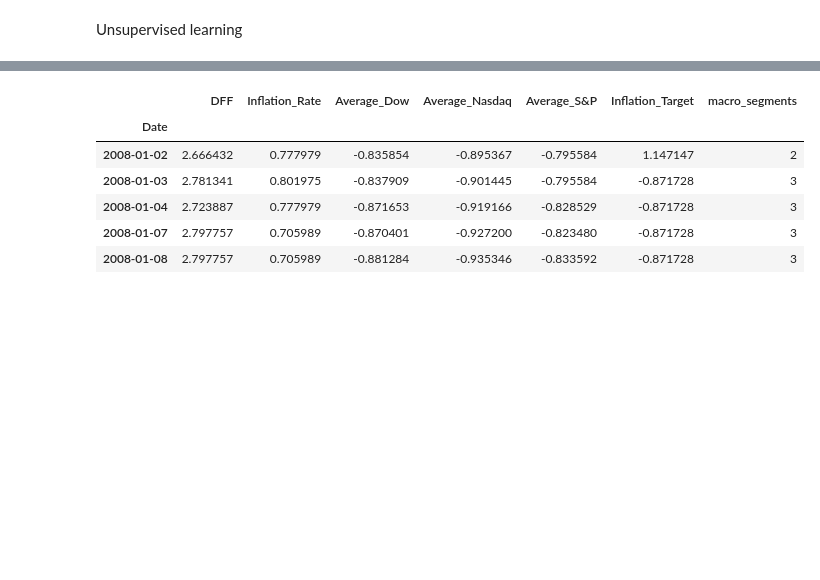
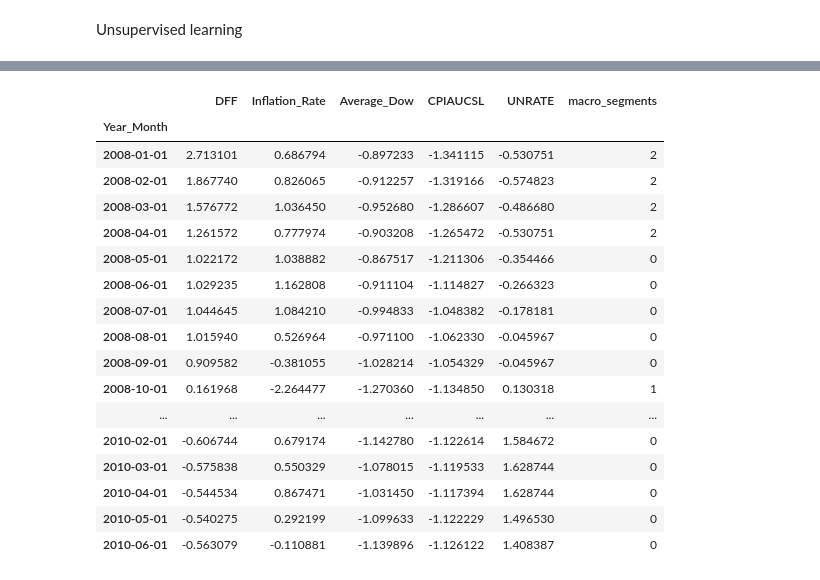
Before and after one commit to chernika81/Macroeconomic-Indicators-and-Index-Correlation, a Jupyter notebook: Draft/Birundha/Stock prediction APP/stockprediction-ML.ipynb, the cells around one changed output, grey strips where cells are left out. Cells and saved outputs as stored; diff of their text form; code cells hidden in the pictures; blank space fills up the shorter version.

Commit message:
code added for k means cluster

```diff
--- a/Draft/Birundha/Stock prediction APP/stockprediction-ML.ipynb
+++ b/Draft/Birundha/Stock prediction APP/stockprediction-ML.ipynb
@@ -592,14 +457,12 @@ array([[ 2.66643179,  0.7779786 , -0.83585357, -0.89536682, -0.79558397,
 # %%
-scaled_index_data_df = pd.DataFrame(scaled_index_data,columns=["DFF","Inflation_Rate","Average_Dow",
-                                                             "Average_Nasdaq","Average_S&P","Inflation_Target"
-           ])
+scaled_Macro_data = pd.DataFrame(scaled_Macro_data,columns=["DFF","Inflation_Rate","Average_Dow","CPIAUCSL","UNRATE" ])
 
 
-scaled_index_data_df["Date"] = macro_index.index
+scaled_Macro_data["Year_Month"] = indexmacro_monthly["Year_Month"]
 
-scaled_index_data_df =scaled_index_data_df.set_index('Date')
+scaled_Macro_data_df =scaled_Macro_data.set_index('Year_Month')
 
 
 # Display sample data
-scaled_index_data_df.head()
+scaled_Macro_data_df.head()
 # %% [output]
@@ -619,7 +482,7 @@ from sklearn.cluster import KMeans
 inertia =[]
 for i in k:
     k_model = KMeans(n_clusters=i, random_state=1)
-    k_model.fit(scaled_index_data_df)
+    k_model.fit(scaled_Macro_data_df)
     inertia.append(k_model.inertia_)
 # %%
 # Create a dictionary with the data to plot the Elbow curve
@@ -650,6 +513,6 @@ elbow_plot
 # %% [output]
 [interactive output not drawn]
 # %%
-model = KMeans(n_clusters=4, random_state=0)
-model.fit(scaled_index_data_df)
+model = KMeans(n_clusters=5, random_state=1)
+model.fit(scaled_Macro_data_df)
 # %% [output]
@@ -657,6 +520,6 @@ KMeans(n_clusters=4, random_state=0)
 # %%
 # Predict the clusters to group the cryptocurrencies using the scaled data
-K_predictions = model.predict(scaled_index_data_df)
+K_predictions = model.predict(scaled_Macro_data_df)
 
 
 # Print the resulting array of cluster values.
@@ -666,12 +537,23 @@ array([2, 3, 3, ..., 0, 0, 0])
 # %%
-index_data_prediction_df = scaled_index_data_df.copy()
+index_data_prediction_df = scaled_Macro_data_df.copy()
 index_data_prediction_df['macro_segments'] = K_predictions
-index_data_prediction_df.head()
+index_data_prediction_df.head(30)
 # %% [output]
-|  | DFF | Inflation_Rate | Average_Dow | Average_Nasdaq | Average_S&P | Inflation_Target | macro_segments |
-| Date |  |  |  |  |  |  |  |
-| 2008-01-02 | 2.666432 | 0.777979 | -0.835854 | -0.895367 | -0.795584 | 1.147147 | 2 |
-| 2008-01-03 | 2.781341 | 0.801975 | -0.837909 | -0.901445 | -0.795584 | -0.871728 | 3 |
-| 2008-01-04 | 2.723887 | 0.777979 | -0.871653 | -0.919166 | -0.828529 | -0.871728 | 3 |
-| 2008-01-07 | 2.797757 | 0.705989 | -0.870401 | -0.927200 | -0.823480 | -0.871728 | 3 |
-| 2008-01-08 | 2.797757 | 0.705989 | -0.881284 | -0.935346 | -0.833592 | -0.871728 | 3 |
+|  | DFF | Inflation_Rate | Average_Dow | CPIAUCSL | UNRATE | macro_segments |
+| Year_Month |  |  |  |  |  |  |
+| 2008-01-01 | 2.713101 | 0.686794 | -0.897233 | -1.341115 | -0.530751 | 2 |
+| 2008-02-01 | 1.867740 | 0.826065 | -0.912257 | -1.319166 | -0.574823 | 2 |
+| 2008-03-01 | 1.576772 | 1.036450 | -0.952680 | -1.286607 | -0.486680 | 2 |
+| 2008-04-01 | 1.261572 | 0.777974 | -0.903208 | -1.265472 | -0.530751 | 2 |
+| 2008-05-01 | 1.022172 | 1.038882 | -0.867517 | -1.211306 | -0.354466 | 0 |
+| 2008-06-01 | 1.029235 | 1.162808 | -0.911104 | -1.114827 | -0.266323 | 0 |
+| 2008-07-01 | 1.044645 | 1.084210 | -0.994833 | -1.048382 | -0.178181 | 0 |
+| 2008-08-01 | 1.015940 | 0.526964 | -0.971100 | -1.062330 | -0.045967 | 0 |
+| 2008-09-01 | 0.909582 | -0.381055 | -1.028214 | -1.054329 | -0.045967 | 0 |
+| 2008-10-01 | 0.161968 | -2.264477 | -1.270360 | -1.134850 | 0.130318 | 1 |
+| ... | ... | ... | ... | ... | ... | ... |
+| 2010-02-01 | -0.606744 | 0.679174 | -1.142780 | -1.122614 | 1.584672 | 0 |
+| 2010-03-01 | -0.575838 | 0.550329 | -1.078015 | -1.119533 | 1.628744 | 0 |
+| 2010-04-01 | -0.544534 | 0.867471 | -1.031450 | -1.117394 | 1.628744 | 0 |
+| 2010-05-01 | -0.540275 | 0.292199 | -1.099633 | -1.122229 | 1.496530 | 0 |
+| 2010-06-01 | -0.563079 | -0.110881 | -1.139896 | -1.126122 | 1.408387 | 0 |
```
Also changed, not shown: parts of 111 cells of this notebook, 14 other files.
